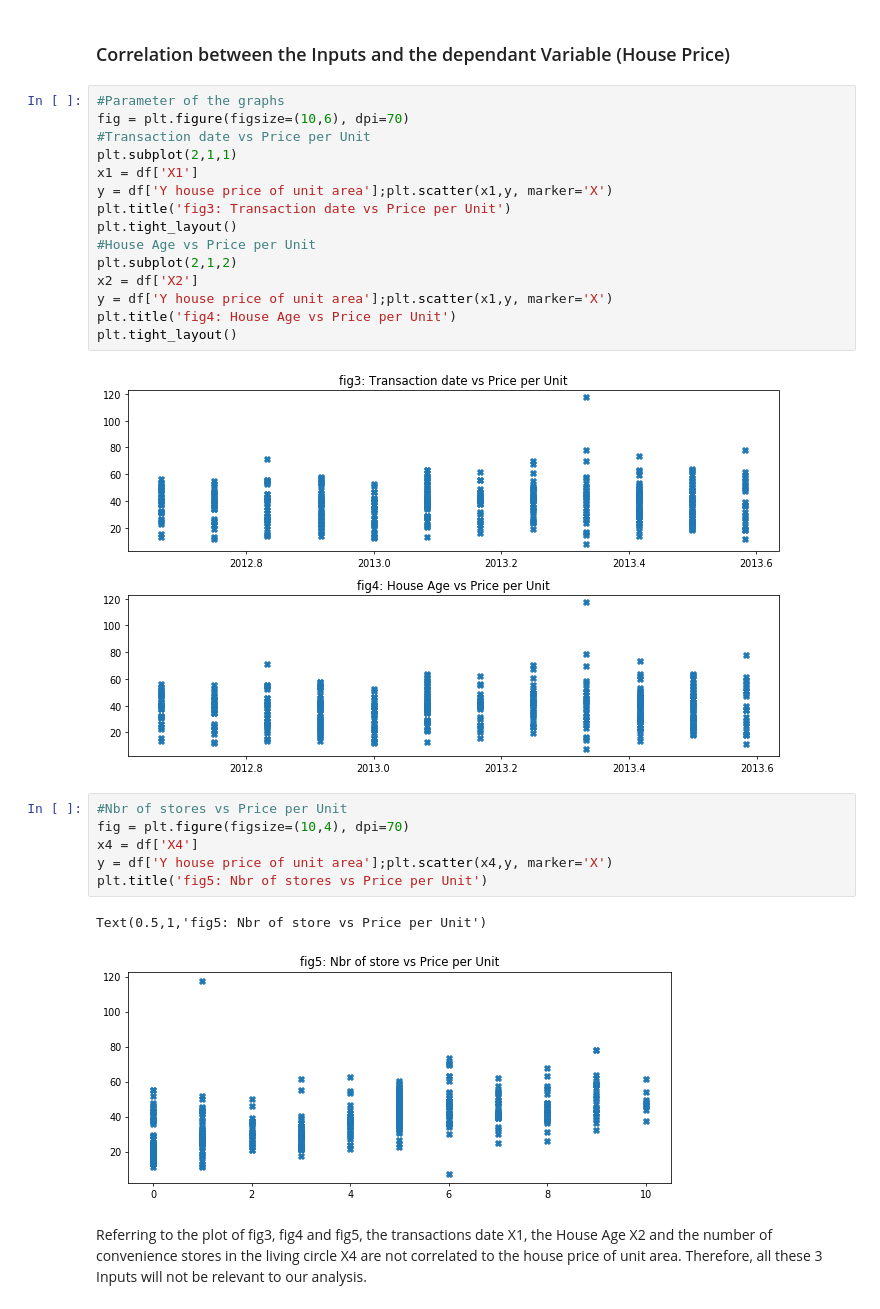
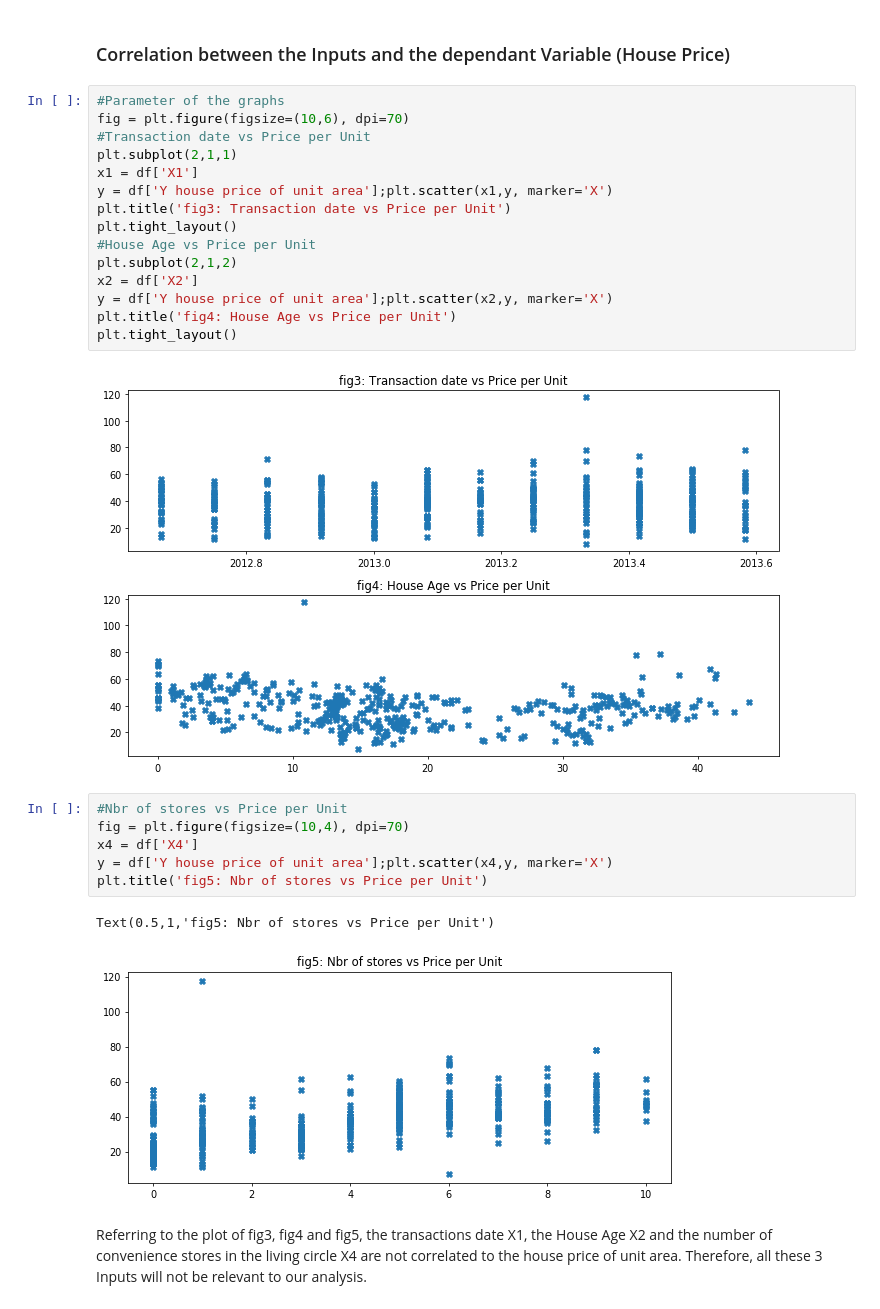
Before and after one commit to kelly19958468/Multivariable-Linear-Regression-Problem, a Jupyter notebook: Real Estate Valuation .ipynb, the cells around one changed output. Saved outputs shown, nothing was run; the diff lists cells and outputs as text.

```diff
--- a/Real Estate Valuation .ipynb
+++ b/Real Estate Valuation .ipynb
@@ -96,20 +96,20 @@ X5 and X6 are highly correlated.
 # %%
 #Parameter of the graphs
 fig = plt.figure(figsize=(10,6), dpi=70)
 #Transaction date vs Price per Unit
 plt.subplot(2,1,1)
 x1 = df['X1']
 y = df['Y house price of unit area'];plt.scatter(x1,y, marker='X')
 plt.title('fig3: Transaction date vs Price per Unit')
 plt.tight_layout()
 #House Age vs Price per Unit
 plt.subplot(2,1,2)
 x2 = df['X2']
-y = df['Y house price of unit area'];plt.scatter(x1,y, marker='X')
+y = df['Y house price of unit area'];plt.scatter(x2,y, marker='X')
 plt.title('fig4: House Age vs Price per Unit')
 plt.tight_layout()
 # %% [output]
-[figure, old version]
+[figure, new version]
 # %%
 #Nbr of stores vs Price per Unit
 fig = plt.figure(figsize=(10,4), dpi=70)
@@ -117,8 +117,8 @@ x4 = df['X4']
 y = df['Y house price of unit area'];plt.scatter(x4,y, marker='X')
 plt.title('fig5: Nbr of stores vs Price per Unit')
 # %% [output]
-Text(0.5,1,'fig5: Nbr of store vs Price per Unit')
+Text(0.5,1,'fig5: Nbr of stores vs Price per Unit')
-[figure, old version]
+[figure, new version]
 # %% [markdown]
 Referring to the plot of fig3, fig4 and fig5, the transactions date X1, the House Age X2 and the number of convenience stores in the living circle X4 are not correlated to the house price of unit area. Therefore, all these 3 Inputs will not be relevant to our analysis.
 # %%
```
